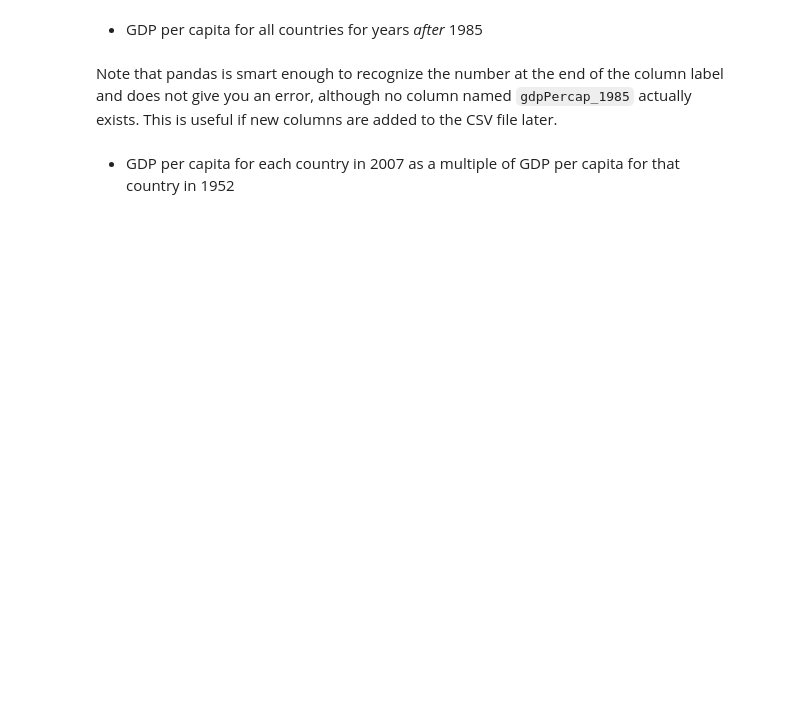
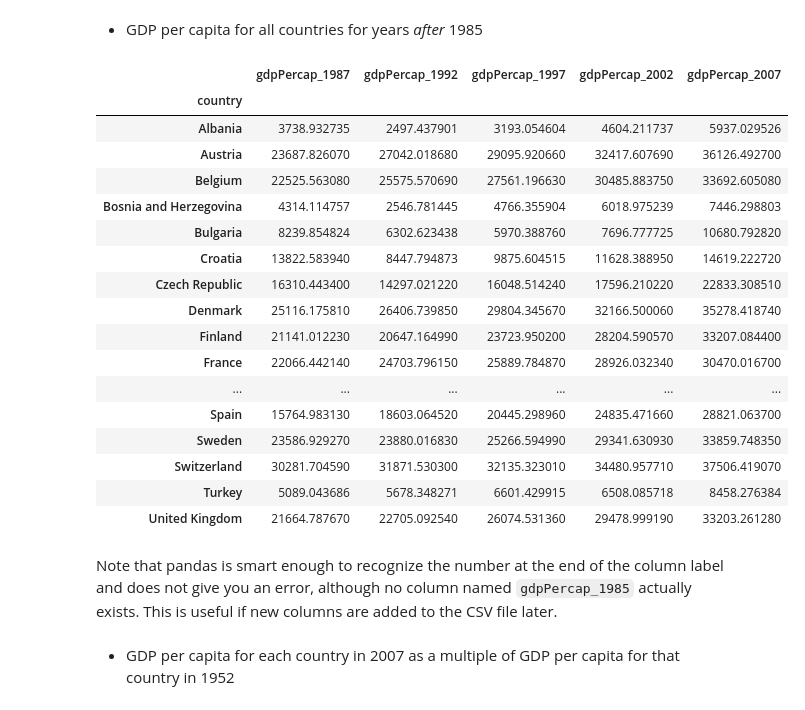
Before and after one commit to neurolawal/python_intro, a Jupyter notebook: 08 - pandas DataFrames/pandas-dataframes.ipynb, the cells around one changed output. Saved outputs shown, nothing was run; the diff lists cells and outputs as text; code cells hidden in the pictures; blank space fills up the shorter version.

```diff
--- a/08 - pandas DataFrames/pandas-dataframes.ipynb
+++ b/08 - pandas DataFrames/pandas-dataframes.ipynb
@@ -728,3 +834,6 @@ Explain in simple terms what `idxmin` and `idxmax` do. When would you use these
 data = pd.read_csv('data/gapminder_gdp_europe.csv', index_col='country')
 data.idxmin()
 ~~~
+# %%
+data = pd.read_csv('data/gapminder_gdp_europe.csv', index_col = 'country')
+data.idxmin()
@@ -743,5 +939,26 @@ From the previous exercise, the Gapminder GDP data for Europe should be loaded i
 # %% [markdown]
 - GDP per capita for all countries for years *after* 1985
+# %%
+data.loc[:, 'gdpPercap_1985':]
+# %% [output]
+|  | gdpPercap_1987 | gdpPercap_1992 | gdpPercap_1997 | gdpPercap_2002 | gdpPercap_2007 |
+| country |  |  |  |  |  |
+| Albania | 3738.932735 | 2497.437901 | 3193.054604 | 4604.211737 | 5937.029526 |
+| Austria | 23687.826070 | 27042.018680 | 29095.920660 | 32417.607690 | 36126.492700 |
+| Belgium | 22525.563080 | 25575.570690 | 27561.196630 | 30485.883750 | 33692.605080 |
+| Bosnia and Herzegovina | 4314.114757 | 2546.781445 | 4766.355904 | 6018.975239 | 7446.298803 |
+| Bulgaria | 8239.854824 | 6302.623438 | 5970.388760 | 7696.777725 | 10680.792820 |
+| Croatia | 13822.583940 | 8447.794873 | 9875.604515 | 11628.388950 | 14619.222720 |
+| Czech Republic | 16310.443400 | 14297.021220 | 16048.514240 | 17596.210220 | 22833.308510 |
+| Denmark | 25116.175810 | 26406.739850 | 29804.345670 | 32166.500060 | 35278.418740 |
+| Finland | 21141.012230 | 20647.164990 | 23723.950200 | 28204.590570 | 33207.084400 |
+| France | 22066.442140 | 24703.796150 | 25889.784870 | 28926.032340 | 30470.016700 |
+| ... | ... | ... | ... | ... | ... |
+| Spain | 15764.983130 | 18603.064520 | 20445.298960 | 24835.471660 | 28821.063700 |
+| Sweden | 23586.929270 | 23880.016830 | 25266.594990 | 29341.630930 | 33859.748350 |
+| Switzerland | 30281.704590 | 31871.530300 | 32135.323010 | 34480.957710 | 37506.419070 |
+| Turkey | 5089.043686 | 5678.348271 | 6601.429915 | 6508.085718 | 8458.276384 |
+| United Kingdom | 21664.787670 | 22705.092540 | 26074.531360 | 29478.999190 | 33203.261280 |
 # %% [markdown]
 Note that pandas is smart enough to recognize the number at the end of the column label and does not give you an error, although no column named `gdpPercap_1985` actually exists. This is useful if new columns are added to the CSV file later.
 # %% [markdown]
```
Also changed, not shown: parts of 18 cells of this notebook.
